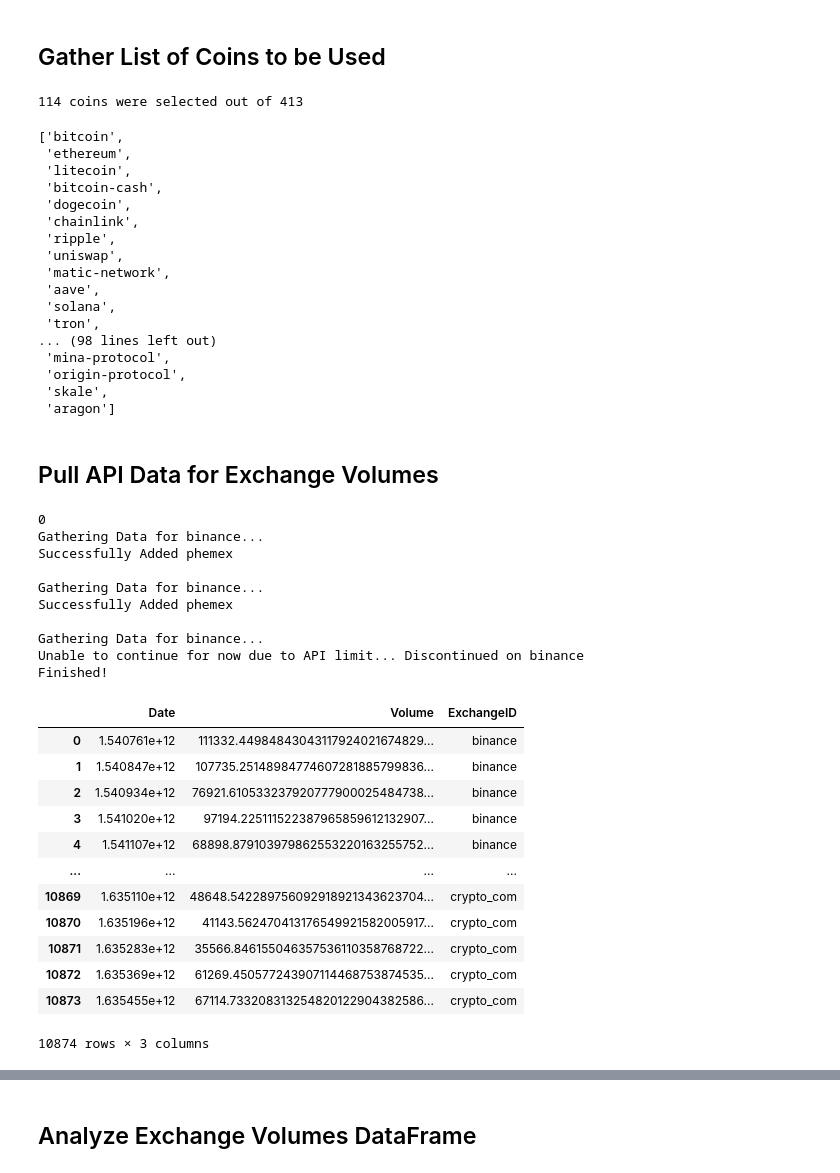
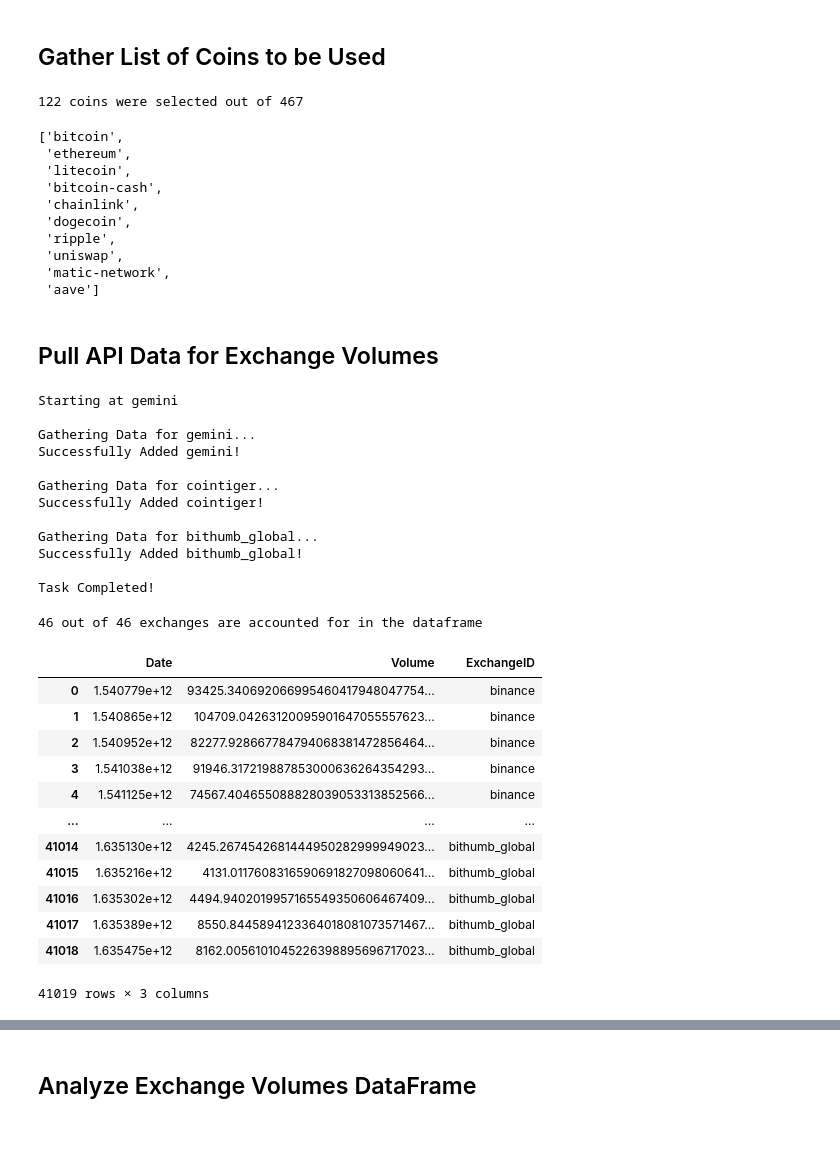
Before and after one commit to kcarter98/CryptoAnalysis, a Jupyter notebook: GatherandCleanData.ipynb, the cells around one changed output, grey strips where cells are left out. Cells and saved outputs as stored; diff of their text form; code cells hidden in the pictures; blank space fills up the shorter version.

Commit message:
Added some tables to the db and further cleaned data

```diff
--- a/GatherandCleanData.ipynb
+++ b/GatherandCleanData.ipynb
@@ -357,6 +329,7 @@ tickers_df
 # %% [markdown]
 ## Gather List of Coins to be Used
 # %%
+# Only keep coinIDs that are listed atleast 5 times in tickers table
 coin_counts = dict(tickers_df['CoinID'].value_counts())
 coin_id_list = []
 n = 0
@@ -368,38 +341,35 @@ for coin in coin_counts:
         continue
 
 print(f'{n} coins were selected out of {len(coin_counts)}')
-coin_id_list
+
+# Print first 10 coins in list to make sure it worked
+coin_id_list[:10]
 # %% [output]
-114 coins were selected out of 413
+122 coins were selected out of 467
 ['bitcoin',
  'ethereum',
  'litecoin',
  'bitcoin-cash',
+ 'chainlink',
  'dogecoin',
- 'chainlink',
  'ripple',
  'uniswap',
  'matic-network',
- 'aave',
- 'solana',
- 'tron',
-... (98 lines left out)
- 'mina-protocol',
- 'origin-protocol',
- 'skale',
- 'aragon']
+ 'aave']
 # %% [markdown]
 ## Pull API Data for Exchange Volumes
 # %%
 ex_n = 0
 # %%
-print(ex_n)
+print(f'Starting at {exchange_id_list[ex_n]}\n')
 # Pull Exchange Volumes for All Exchanges in list
 days = 1097
 for i in range(len(exchange_id_list) - ex_n):
     print(f'Gathering Data for {exchange_id_list[ex_n]}...')
 
+    # Create Try and Except in Case of API call limit reach
     try:
+        # Create Temporary table for current exchange's data
         temp_data = cg.get_exchanges_volume_chart_by_id(id=exchange_id_list[ex_n], days=days)
         timestamps_list = []
         volume_list = []
@@ -413,6 +383,7 @@ for i in range(len(exchange_id_list) - ex_n):
         temp_df = pd.DataFrame(exchange_data)
         temp_df['ExchangeID'] = exchange_id_list[ex_n]
 
+        # Create new table if first exchange, else append to existing table
         if ex_n == 0:
             ex_volume_df = temp_df
             ex_n += 1
@@ -421,39 +392,46 @@ for i in range(len(exchange_id_list) - ex_n):
             ex_volume_df = ex_volume_df.append(temp_df, ignore_index=True)
             ex_n += 1
 
-        print(f'Successfully Added {exchange_id_list[ex_n - 1]}\n')
+        print(f'Successfully Added {exchange_id_list[ex_n - 1]}!\n')
 
     except:
         print(f'Unable to continue for now due to API limit... Discontinued on {exchange_id_list[ex_n]}')
         break
 
 
-print('Finished!')
+print('Task Completed!')
 # %% [output]
-0
-Gathering Data for binance...
-Successfully Added phemex
+Starting at gemini
 
-Gathering Data for binance...
-Successfully Added phemex
+Gathering Data for gemini...
+Successfully Added gemini!
 
-Gathering Data for binance...
-Unable to continue for now due to API limit... Discontinued on binance
-Finished!
+Gathering Data for cointiger...
+Successfully Added cointiger!
+
+Gathering Data for bithumb_global...
+Successfully Added bithumb_global!
+
+Task Completed!
 # %%
+# Make sure that all exchanges are accounted for
+exchanges_check = len(ex_volume_df['ExchangeID'].value_counts())
+print(f'{exchanges_check} out of {len(exchange_id_list)} exchanges are accounted for in the dataframe')
+
 # View Table
 ex_volume_df
 # %% [output]
+46 out of 46 exchanges are accounted for in the dataframe
 |  | Date | Volume | ExchangeID |
-| 0 | 1.540761e+12 | 111332.44984843043117924021674829... | binance |
-| 1 | 1.540847e+12 | 107735.25148984774607281885799836... | binance |
-| 2 | 1.540934e+12 | 76921.610533237920777900025484738... | binance |
-| 3 | 1.541020e+12 | 97194.225111522387965859612132907... | binance |
-| 4 | 1.541107e+12 | 68898.879103979862553220163255752... | binance |
+| 0 | 1.540779e+12 | 93425.340692066995460417948047754... | binance |
+| 1 | 1.540865e+12 | 104709.04263120095901647055557623... | binance |
+| 2 | 1.540952e+12 | 82277.928667784794068381472856464... | binance |
+| 3 | 1.541038e+12 | 91946.317219887853000636264354293... | binance |
+| 4 | 1.541125e+12 | 74567.404655088828039053313852566... | binance |
 | ... | ... | ... | ... |
-| 10869 | 1.635110e+12 | 48648.542289756092918921343623704... | crypto_com |
-| 10870 | 1.635196e+12 | 41143.562470413176549921582005917... | crypto_com |
-| 10871 | 1.635283e+12 | 35566.846155046357536110358768722... | crypto_com |
-| 10872 | 1.635369e+12 | 61269.450577243907114468753874535... | crypto_com |
-| 10873 | 1.635455e+12 | 67114.733208313254820122904382586... | crypto_com |
+| 41014 | 1.635130e+12 | 4245.2674542681444950282999949023... | bithumb_global |
+| 41015 | 1.635216e+12 | 4131.0117608316590691827098060641... | bithumb_global |
+| 41016 | 1.635302e+12 | 4494.9402019957165549350606467409... | bithumb_global |
+| 41017 | 1.635389e+12 | 8550.8445894123364018081073571467... | bithumb_global |
+| 41018 | 1.635475e+12 | 8162.0056101045226398895696717023... | bithumb_global |
-10874 rows × 3 columns
+41019 rows × 3 columns
```
Also changed, not shown: parts of 30 cells of this notebook, 1 other file.
